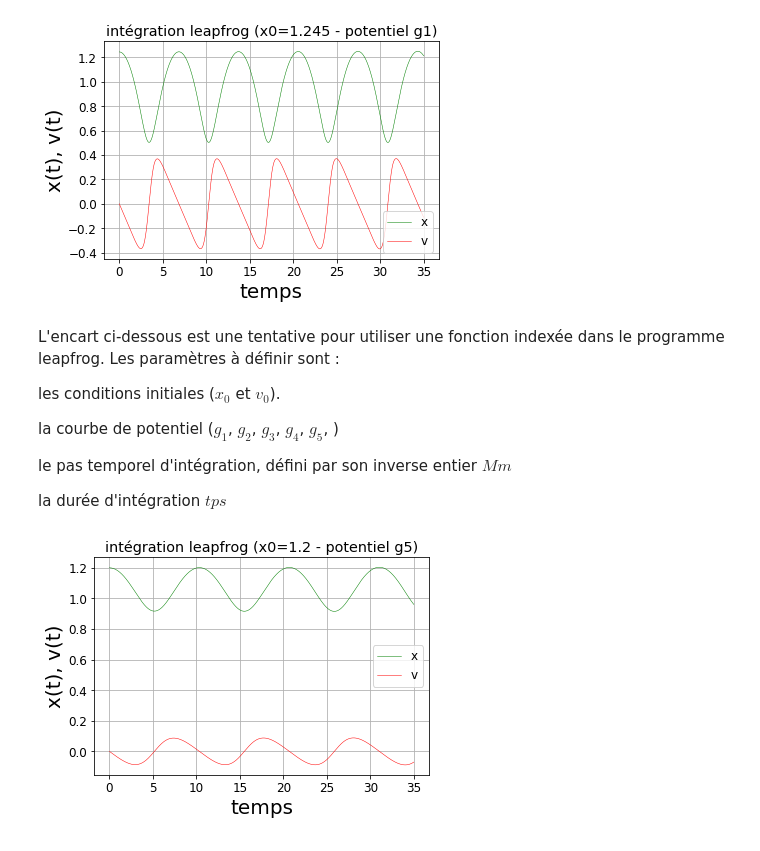
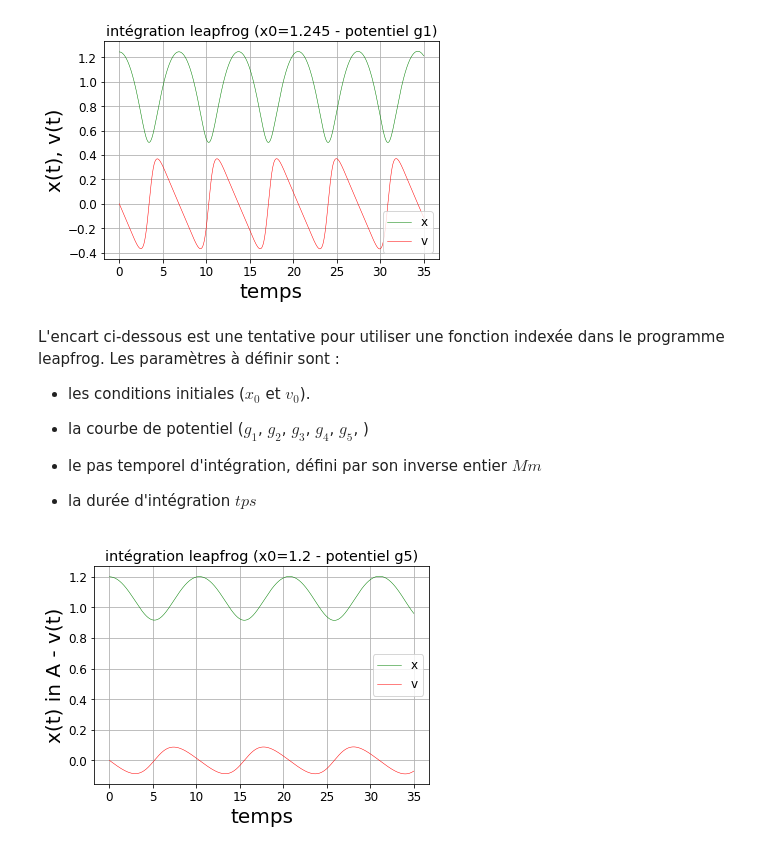
Before and after one commit to Yves-LEMEN/manip-fichiers, a Jupyter notebook: gestion fichiers.ipynb, the cells around one changed output. Cells and saved outputs as stored; diff of their text form; code cells hidden in the pictures.

```diff
--- a/gestion fichiers.ipynb
+++ b/gestion fichiers.ipynb
@@ -213,13 +213,13 @@ show()
 L'encart ci-dessous est une tentative pour utiliser une fonction indexée dans le programme leapfrog.
 Les paramètres à définir sont :
 
-   les conditions initiales ($x_0$ et $v_0$).
+   - les conditions initiales ($x_0$ et $v_0$).
 
-   la courbe de potentiel ($g_1$, $g_2$, $g_3$, $g_4$, $g_5$, )
+   - la courbe de potentiel ($g_1$, $g_2$, $g_3$, $g_4$, $g_5$, )
 
-   le pas temporel d'intégration, défini par son inverse entier $Mm$
+   - le pas temporel d'intégration, défini par son inverse entier $Mm$
 
-   la durée d'intégration $tps$
+   - la durée d'intégration $tps$
 # %%
 
 x0=1.2 # Les valeurs autorisées dépendent du potentiel
@@ -300,32 +300,35 @@ def resoudre(x0,v0, Mm, ipot):
     return x,v
 
 
 
 x,v = resoudre(x0,v0,Mm,ipot)
 
 
 
 
 
 
 ###############################################################################
 # représentation graphique leapfrog
 rcParams["axes.grid"] = True
 rcParams['font.size'] = 12
 rcParams['axes.labelsize'] = 20
 figure()
 plt.plot(tp,x,'g',linewidth=0.5, label='x')
 plt.plot(tp,v,'r',linewidth=0.5, label='v')
 xlabel("temps")
-ylabel("x(t), v(t)")
+
+express1="x(t) in A - v(t)"
+
+ylabel(express1)
 
 titre1 = "intégration leapfrog (x0={} - potentiel g{})".format(x0, ipot)
 
 plt.title (titre1)
 plt.legend(loc='best', frameon= True)
 
 ###############################################################################
 show()
 ###############################################################################
 # %% [output]
-[figure, old version]
+[figure, new version]
```
Also changed, not shown: parts of 3 cells of this notebook.
